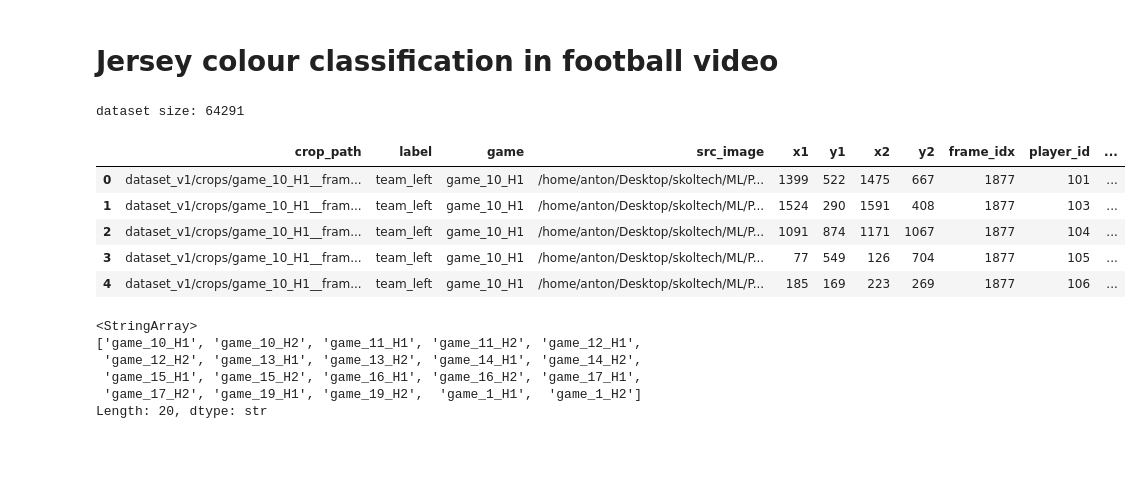
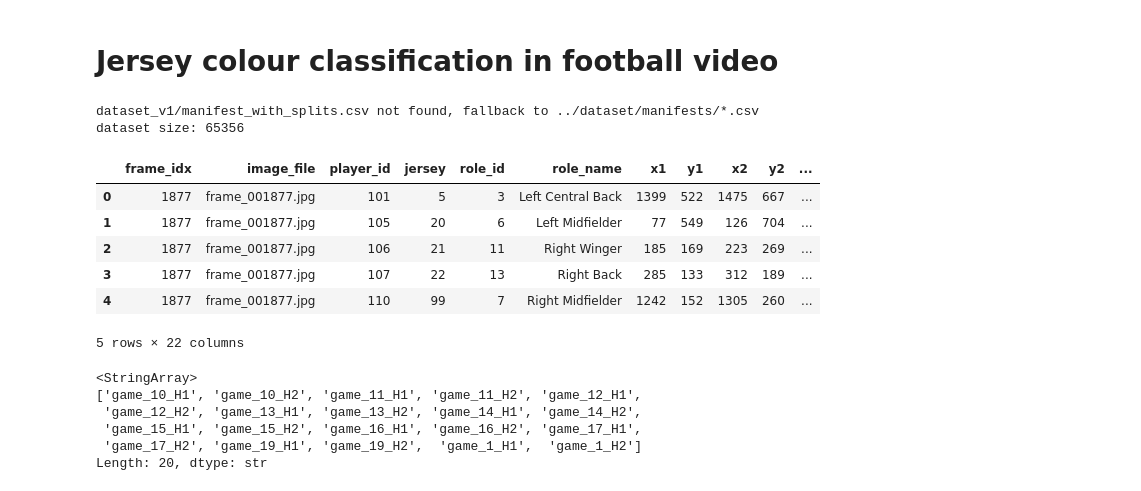
Before and after one commit to Anton9721/Football_Skoltech, a Jupyter notebook: analitics.ipynb, the cells around one changed output. Drawn from its saved outputs; the diff is of its cells as text; code cells hidden in the pictures; blank space fills up the shorter version.

```diff
--- a/analitics.ipynb
+++ b/analitics.ipynb
@@ -13,20 +13,53 @@ from visualization import interactive_embedding_view, plot_confusion_matrix
 # %%
 device = "cuda" if torch.cuda.is_available() else "cpu"
 # %%
-manifest_path = "dataset_v1/manifest_with_splits.csv"
+from pathlib import Path
 
-df = load_manifest(manifest_path)
+manifest_path = Path("dataset_v1/manifest_with_splits.csv")
+
+if manifest_path.exists():
+    df = load_manifest(manifest_path)
+else:
+    print("dataset_v1/manifest_with_splits.csv not found, fallback to ../dataset/manifests/*.csv")
+    manifests_dir = Path("../dataset/manifests")
+    parts = []
+    for split_name in ["train", "val", "test"]:
+        p = manifests_dir / f"{split_name}.csv"
+        if not p.exists():
+            continue
+        part = pd.read_csv(p)
+        if "split" not in part.columns:
+            part["split"] = split_name
+        parts.append(part)
+
+    if not parts:
+        raise FileNotFoundError(
+            "No manifests found. Expected dataset_v1/manifest_with_splits.csv or ../dataset/manifests/{train,val,test}.csv"
+        )
+
+    df = pd.concat(parts, ignore_index=True)
+
+    # Convert detection-level manifest to the format used by this notebook.
+    df["crop_path"] = df["image_path"]
+    df["game"] = df["source_folder"]
+    df["label"] = np.where(
+        df["role_name"].astype(str).str.strip().str.lower() == "goalkeeper",
+        "goalkeeper",
+        np.where(df["left2right"].astype(int) == 1, "team_left", "team_right"),
+    )
 
 print("dataset size:", len(df))
 df.head()
 # %% [output]
-dataset size: 64291
+dataset_v1/manifest_with_splits.csv not found, fallback to ../dataset/manifests/*.csv
+dataset size: 65356
-|  | crop_path | label | game | src_image | x1 | y1 | x2 | y2 | frame_idx | player_id | ... |
-| 0 | dataset_v1/crops/game_10_H1__fram... | team_left | game_10_H1 | /home/anton/Desktop/skoltech/ML/P... | 1399 | 522 | 1475 | 667 | 1877 | 101 | ... |
-| 1 | dataset_v1/crops/game_10_H1__fram... | team_left | game_10_H1 | /home/anton/Desktop/skoltech/ML/P... | 1524 | 290 | 1591 | 408 | 1877 | 103 | ... |
-| 2 | dataset_v1/crops/game_10_H1__fram... | team_left | game_10_H1 | /home/anton/Desktop/skoltech/ML/P... | 1091 | 874 | 1171 | 1067 | 1877 | 104 | ... |
-| 3 | dataset_v1/crops/game_10_H1__fram... | team_left | game_10_H1 | /home/anton/Desktop/skoltech/ML/P... | 77 | 549 | 126 | 704 | 1877 | 105 | ... |
-| 4 | dataset_v1/crops/game_10_H1__fram... | team_left | game_10_H1 | /home/anton/Desktop/skoltech/ML/P... | 185 | 169 | 223 | 269 | 1877 | 106 | ... |
+|  | frame_idx | image_file | player_id | jersey | role_id | role_name | x1 | y1 | x2 | y2 | ... |
+| 0 | 1877 | frame_001877.jpg | 101 | 5 | 3 | Left Central Back | 1399 | 522 | 1475 | 667 | ... |
+| 1 | 1877 | frame_001877.jpg | 105 | 20 | 6 | Left Midfielder | 77 | 549 | 126 | 704 | ... |
+| 2 | 1877 | frame_001877.jpg | 106 | 21 | 11 | Right Winger | 185 | 169 | 223 | 269 | ... |
+| 3 | 1877 | frame_001877.jpg | 107 | 22 | 13 | Right Back | 285 | 133 | 312 | 189 | ... |
+| 4 | 1877 | frame_001877.jpg | 110 | 99 | 7 | Right Midfielder | 1242 | 152 | 1305 | 260 | ... |
+5 rows × 22 columns
 # %%
 df["game"].unique()[:20]
 # %% [output]
```
Also changed, not shown: parts of 9 cells of this notebook, 7 other files.
